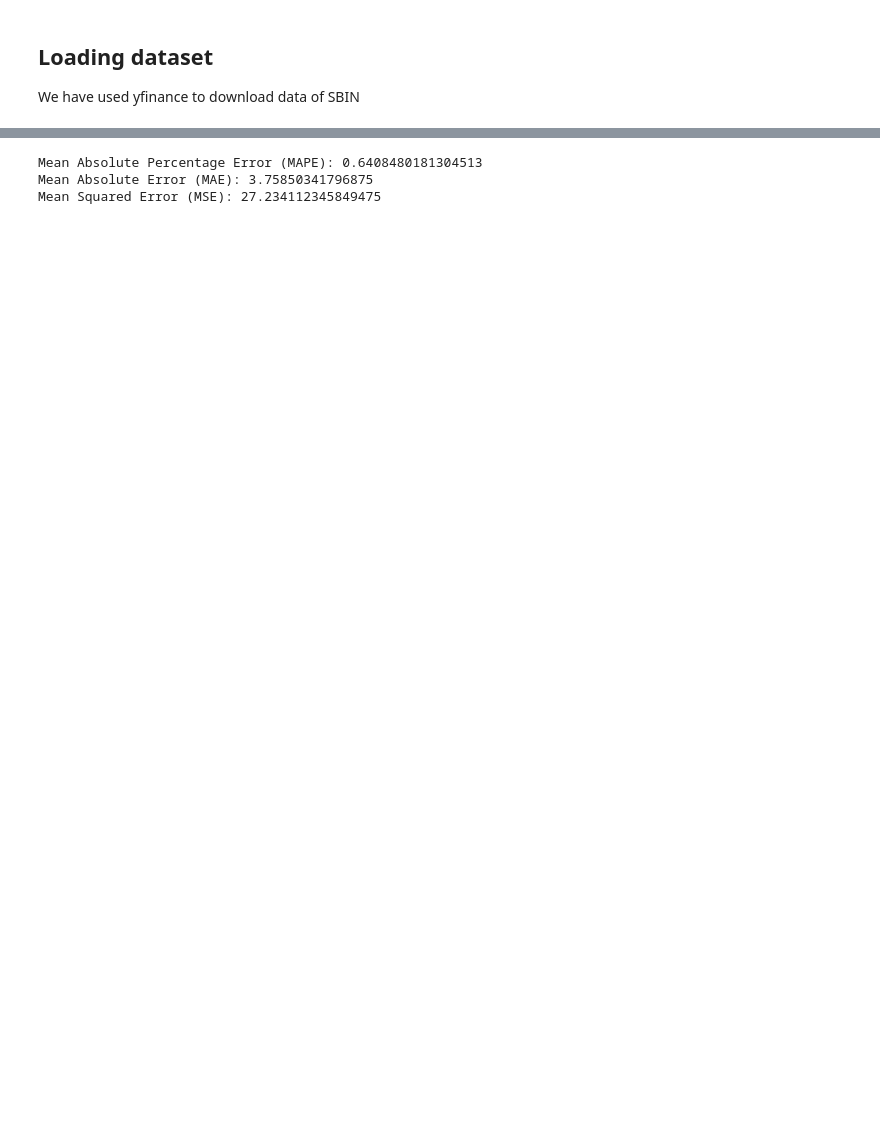
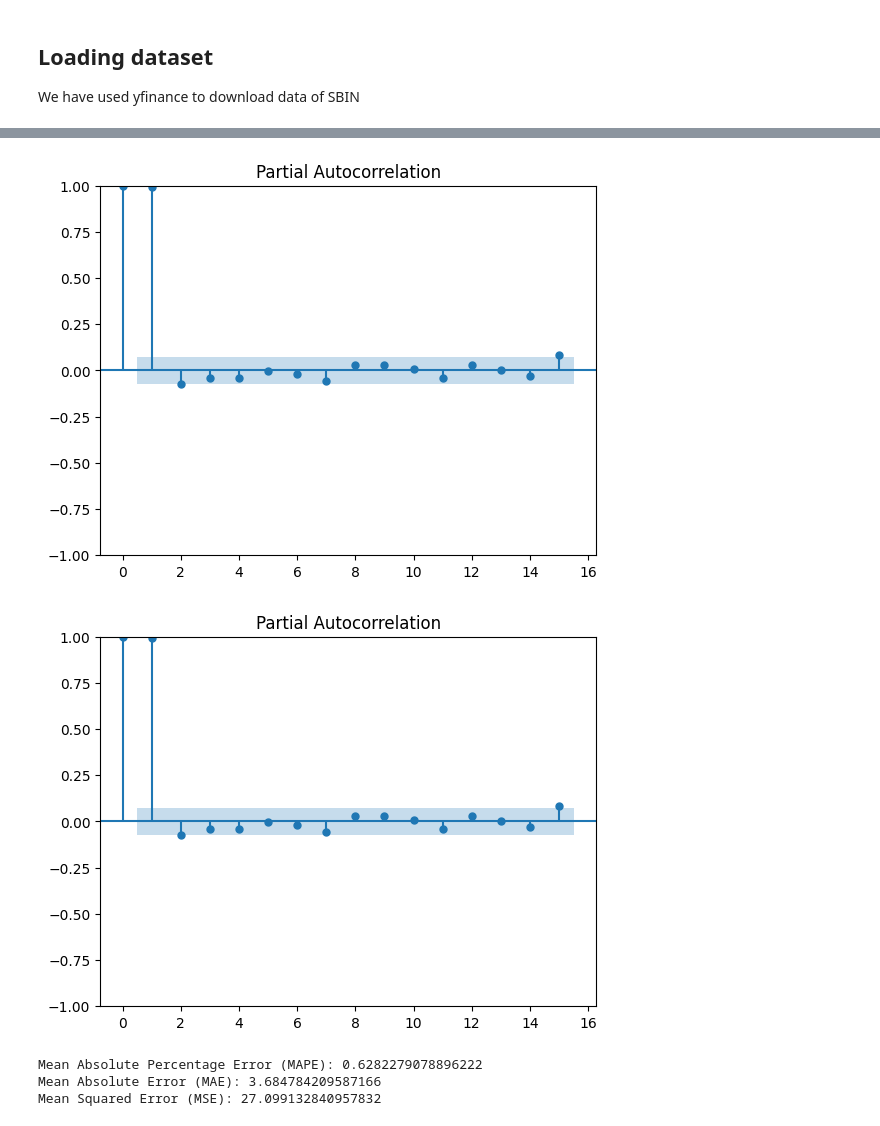
Before and after one commit to pratham0404/ARIMA_SVM_stock_predictor, a Jupyter notebook: Arima_StockPrediction.ipynb, the cells around one changed output, grey strips where cells are left out. Drawn from its saved outputs; the diff is of its cells as text; code cells hidden in the pictures; blank space fills up the shorter version.

```diff
--- a/Arima_StockPrediction.ipynb
+++ b/Arima_StockPrediction.ipynb
@@ -58,0 +68,6 @@ data
+# %%
+from statsmodels.graphics.tsaplots import plot_pacf
+plot_pacf(data['Close'], lags=15)
+# %% [output]
+[figure, added]
+[figure, added]
@@ -59,4 +76,6 @@ data
 # %%
+#trend looks linear so D=1 for ARIMA
+
 
 from sklearn.preprocessing import StandardScaler
 from sklearn.model_selection import train_test_split
@@ -65,7 +84,7 @@ from statsmodels.tsa.arima.model import ARIMA
 
 warnings.filterwarnings("ignore")
 
-def test_model(data,order=(0,1,0)):
+def test_model(data,order=(5,1,1)):
     preds_arima = []
 
     train_size= (len(data)-100)
@@ -76,30 +95,29 @@ def test_model(data,order=(0,1,0)):
 
     d=train
     for t in test:
-        model_arima = ARIMA(d, order=(0,1,0)).fit()
+        model_arima = ARIMA(d, order=(5,1,1)).fit()
         y=model_arima.forecast()
         preds_arima.append(y[0])
         d= np.append(d,t)
 
-    return preds_arima
-
-
-from sklearn.metrics import mean_absolute_error, mean_squared_error,mean_absolute_percentage_error
-preds_arima = test_model(data,order=(0,1,0))
-
-# Calculate Mean Absolute Percentage Error (MAPE)
-mape = mean_absolute_percentage_error(actual, preds_arima)
-
-# Calculate Mean Absolute Error (MAE)
-mae = mean_absolute_error(actual, preds_arima)
-
-# Calculate Mean Squared Error (MSE)
-mse = mean_squared_error(actual, preds_arima)
-
-print(f"Mean Absolute Percentage Error (MAPE): {100*mape}")
-print(f"Mean Absolute Error (MAE): {mae}")
-print(f"Mean Squared Error (MSE): {mse}")
+    return actual, preds_arima
-# %% [output]
-Mean Absolute Percentage Error (MAPE): 0.6408480181304513
-Mean Absolute Error (MAE): 3.75850341796875
-Mean Squared Error (MSE): 27.234112345849475
+# %%
+from sklearn.metrics import mean_absolute_error, mean_squared_error,mean_absolute_percentage_error
+actual, preds_arima = test_model(data,order=(5,1,1))
+
+# Calculate Mean Absolute Percentage Error (MAPE)
+mape = mean_absolute_percentage_error(actual, preds_arima)
+
+# Calculate Mean Absolute Error (MAE)
+mae = mean_absolute_error(actual, preds_arima)
+
+# Calculate Mean Squared Error (MSE)
+mse = mean_squared_error(actual, preds_arima)
+
+print(f"Mean Absolute Percentage Error (MAPE): {100*mape}")
+print(f"Mean Absolute Error (MAE): {mae}")
+print(f"Mean Squared Error (MSE): {mse}")
+# %% [output]
+Mean Absolute Percentage Error (MAPE): 0.6282279078896222
+Mean Absolute Error (MAE): 3.684784209587166
+Mean Squared Error (MSE): 27.099132840957832
```
Also changed, not shown: parts of 9 cells of this notebook.
